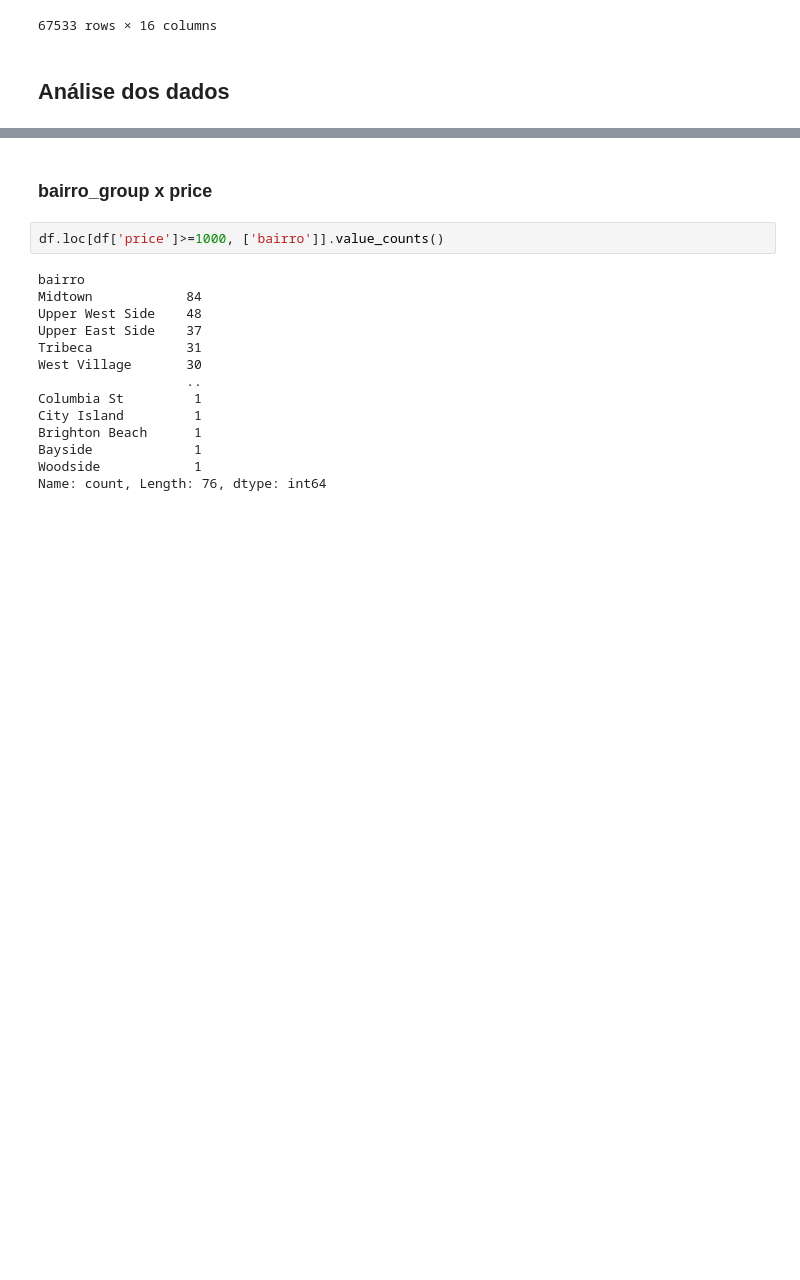
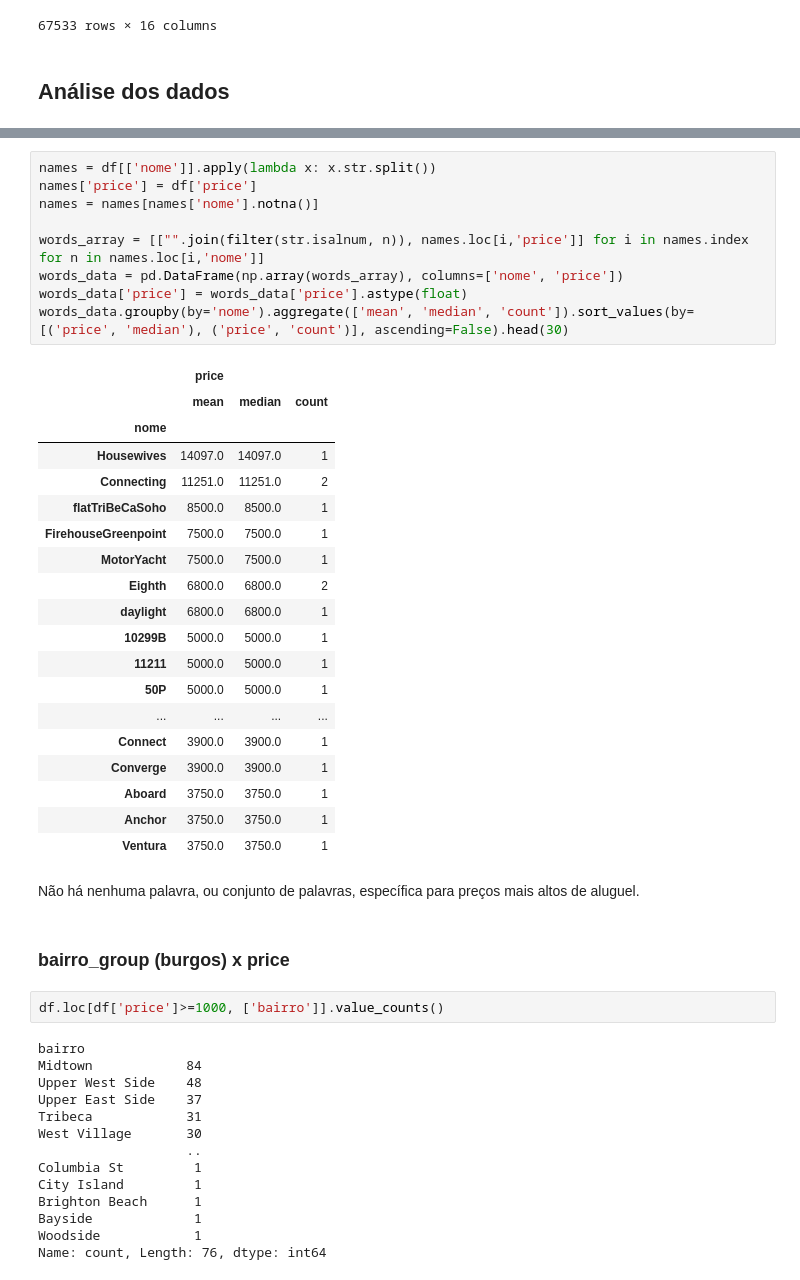
Before and after one commit to pedrobslima/LH_CD_PEDROBARROSDESOUZALIMA, a Jupyter notebook: incidium.ipynb, the cells around one changed output, grey strips where cells are left out. Drawn from its saved outputs; the diff is of its cells as text; blank space fills up the shorter version.

```diff
--- a/incidium.ipynb
+++ b/incidium.ipynb
@@ -317,5 +429,36 @@ df
+# %%
+names = df[['nome']].apply(lambda x: x.str.split())
+names['price'] = df['price']
+names = names[names['nome'].notna()]
+
+words_array = [["".join(filter(str.isalnum, n)), names.loc[i,'price']] for i in names.index for n in names.loc[i,'nome']]
+words_data = pd.DataFrame(np.array(words_array), columns=['nome', 'price'])
+words_data['price'] = words_data['price'].astype(float)
+words_data.groupby(by='nome').aggregate(['mean', 'median', 'count']).sort_values(by=[('price', 'median'), ('price', 'count')], ascending=False).head(30)
+# %% [output]
+|  | price |  |  |
+|  | mean | median | count |
+| nome |  |  |  |
+| Housewives | 14097.0 | 14097.0 | 1 |
+| Connecting | 11251.0 | 11251.0 | 2 |
+| flatTriBeCaSoho | 8500.0 | 8500.0 | 1 |
+| FirehouseGreenpoint | 7500.0 | 7500.0 | 1 |
+| MotorYacht | 7500.0 | 7500.0 | 1 |
+| Eighth | 6800.0 | 6800.0 | 2 |
+| daylight | 6800.0 | 6800.0 | 1 |
+| 10299B | 5000.0 | 5000.0 | 1 |
+| 11211 | 5000.0 | 5000.0 | 1 |
+| 50P | 5000.0 | 5000.0 | 1 |
+| ... | ... | ... | ... |
+| Connect | 3900.0 | 3900.0 | 1 |
+| Converge | 3900.0 | 3900.0 | 1 |
+| Aboard | 3750.0 | 3750.0 | 1 |
+| Anchor | 3750.0 | 3750.0 | 1 |
+| Ventura | 3750.0 | 3750.0 | 1 |
+# %% [markdown]
+Não há nenhuma palavra, ou conjunto de palavras, específica para preços mais altos de aluguel.
 # %% [markdown]
-### bairro_group x price
+### bairro_group (burgos) x price
 # %%
 df.loc[df['price']>=1000, ['bairro']].value_counts()
 # %% [output]
```
Also changed, not shown: parts of 59 cells of this notebook.
